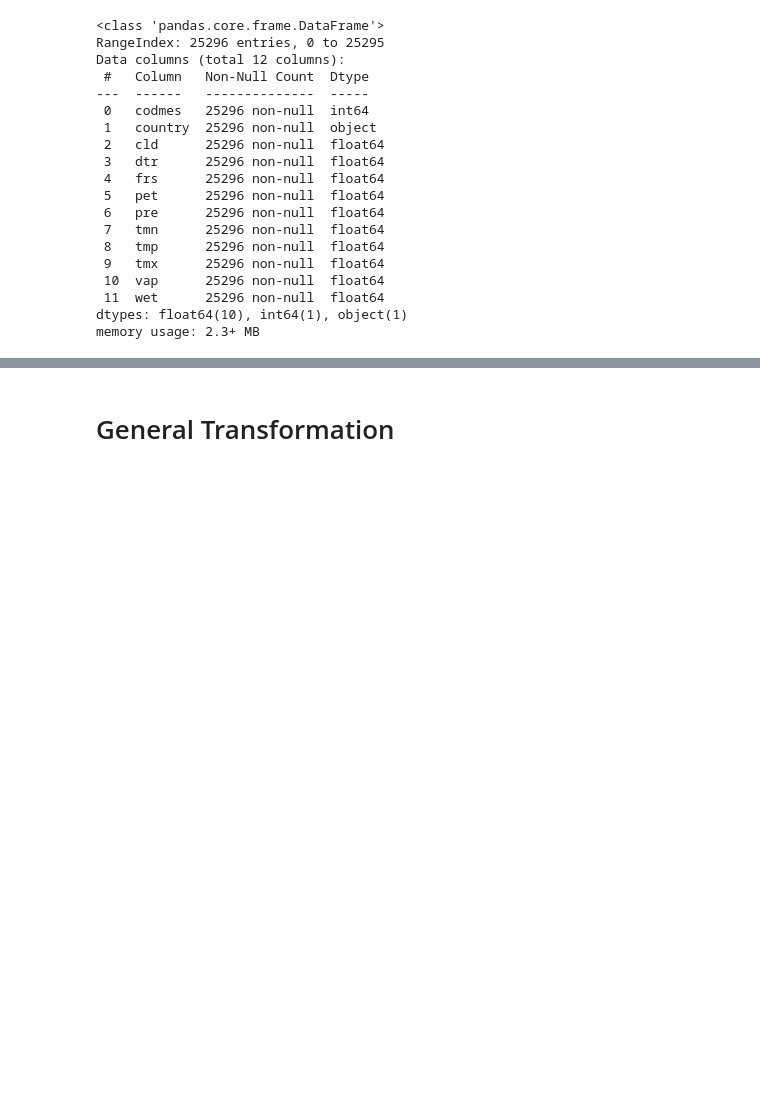
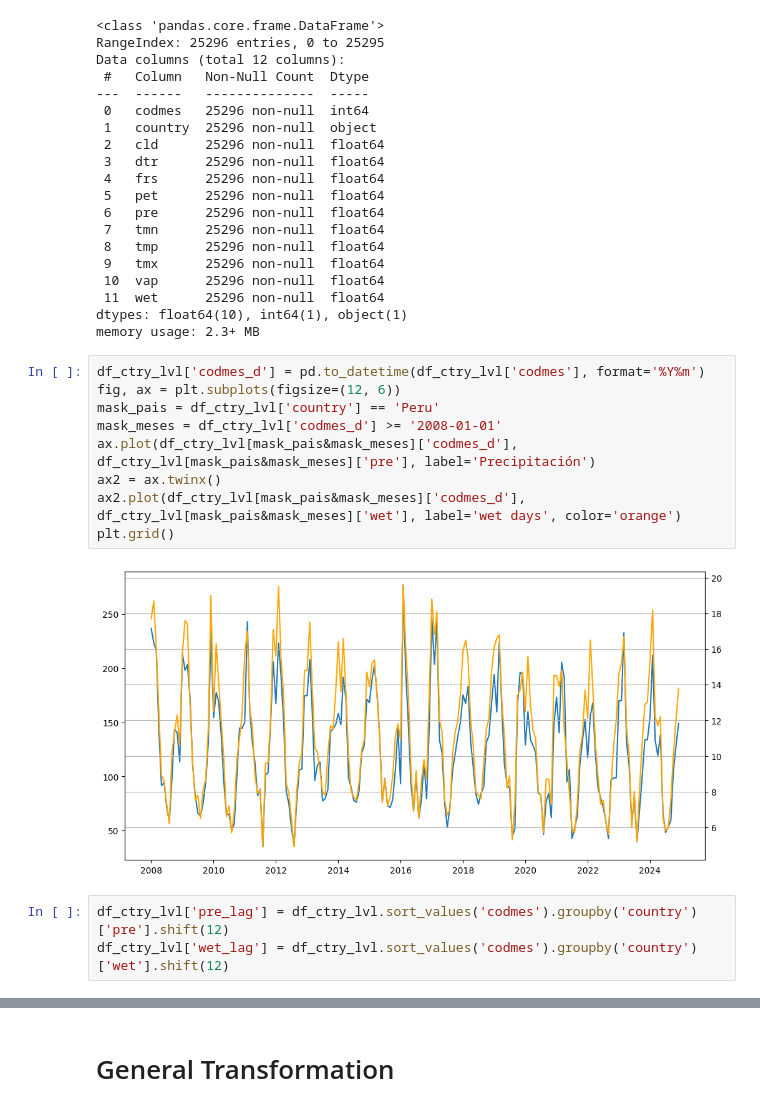
Before and after one commit to gabodabo-uno/DLA2501---Deep-Learning-Avanzado, a Jupyter notebook: Flood forecasting/3. Programas/03_Generate_Tensors.ipynb, the cells around one changed output, grey strips where cells are left out. Drawn from its saved outputs; the diff is of its cells as text; blank space fills up the shorter version.

Commit message:
Add ctry lvl to tensors and creation of model estimation file.

```diff
--- a/Flood forecasting/3. Programas/03_Generate_Tensors.ipynb
+++ b/Flood forecasting/3. Programas/03_Generate_Tensors.ipynb
@@ -90,3 +91,17 @@ Data columns (total 12 columns):
  11  wet      25296 non-null  float64
 dtypes: float64(10), int64(1), object(1)
 memory usage: 2.3+ MB
+# %%
+df_ctry_lvl['codmes_d'] = pd.to_datetime(df_ctry_lvl['codmes'], format='%Y%m')
+fig, ax = plt.subplots(figsize=(12, 6))
+mask_pais = df_ctry_lvl['country'] == 'Peru'
+mask_meses = df_ctry_lvl['codmes_d'] >= '2008-01-01'
+ax.plot(df_ctry_lvl[mask_pais&mask_meses]['codmes_d'], df_ctry_lvl[mask_pais&mask_meses]['pre'], label='Precipitación')
+ax2 = ax.twinx()
+ax2.plot(df_ctry_lvl[mask_pais&mask_meses]['codmes_d'], df_ctry_lvl[mask_pais&mask_meses]['wet'], label='wet days', color='orange')
+plt.grid()
+# %% [output]
+[figure, added]
+# %%
+df_ctry_lvl['pre_lag'] = df_ctry_lvl.sort_values('codmes').groupby('country')['pre'].shift(12)
+df_ctry_lvl['wet_lag'] = df_ctry_lvl.sort_values('codmes').groupby('country')['wet'].shift(12)
```
Also changed, not shown: parts of 25 cells of this notebook, 2 other files.
